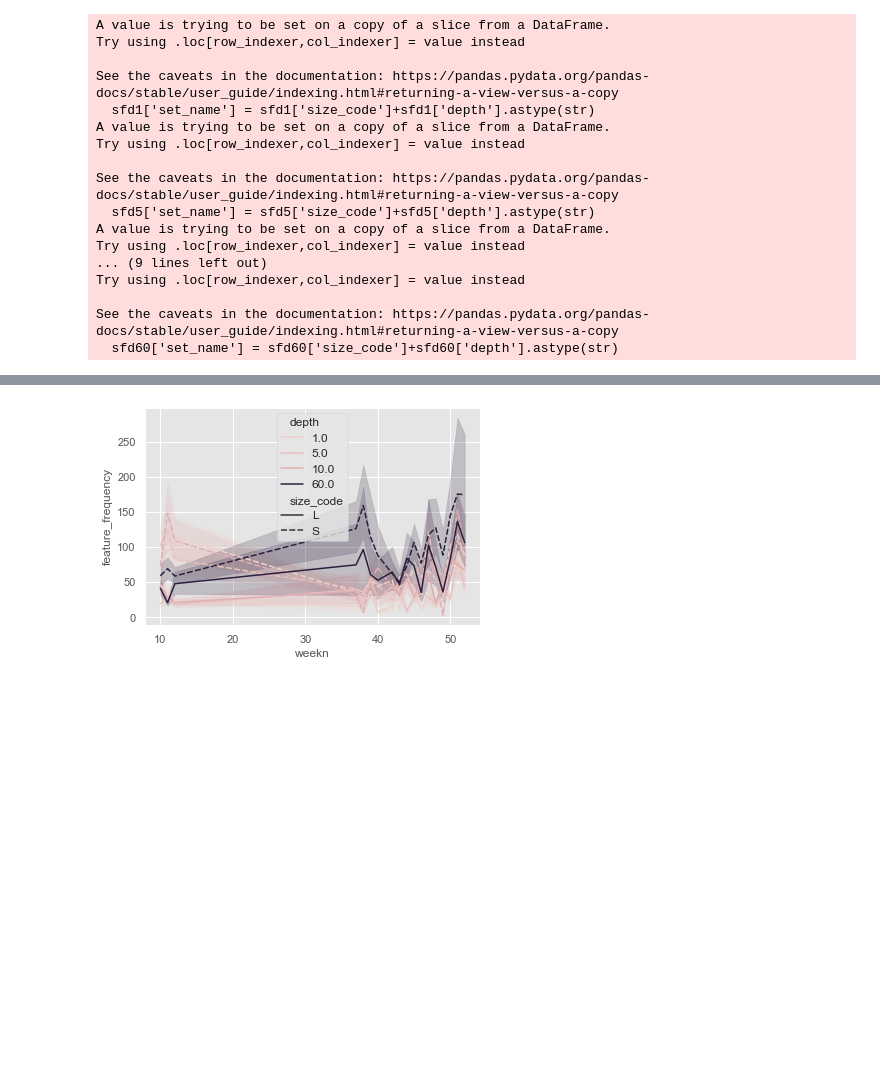
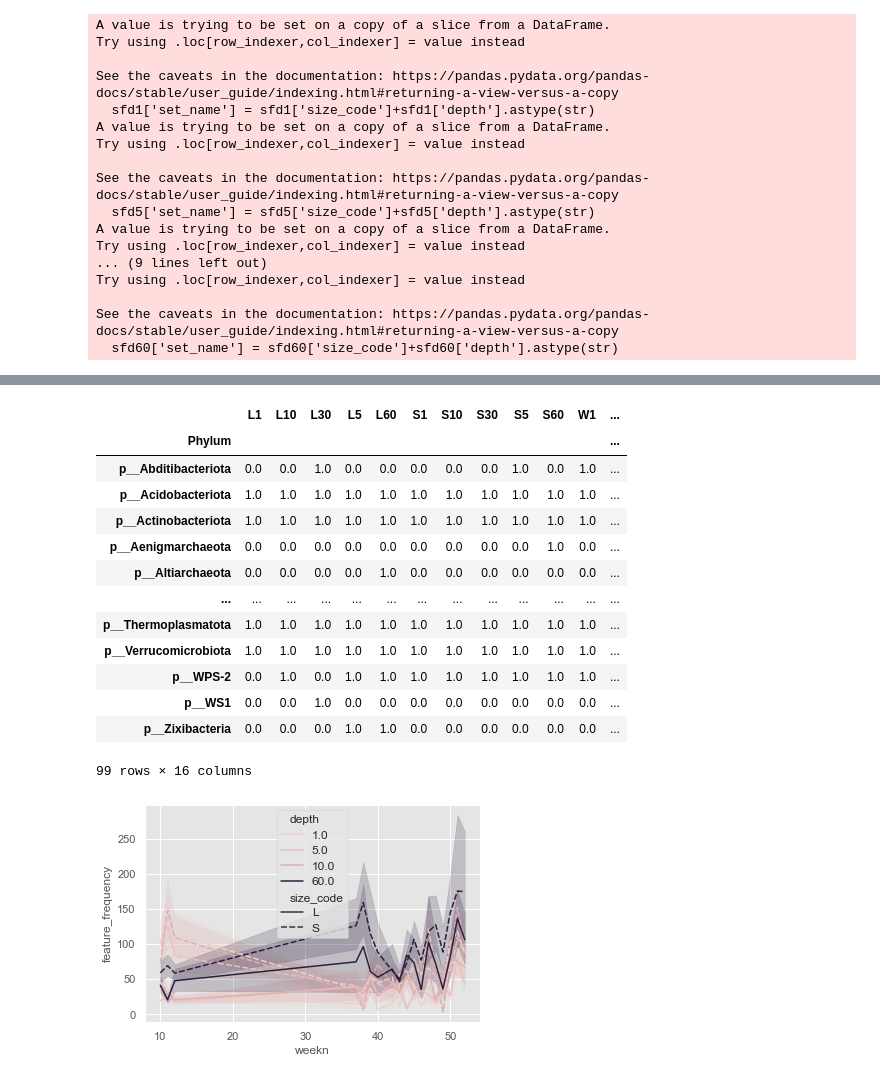
Before and after one commit to dianahaider/size_fractions, a Jupyter notebook: bb2022_sf.ipynb, the cells around one changed output, grey strips where cells are left out. Drawn from its saved outputs; the diff is of its cells as text; code cells hidden in the pictures; blank space fills up the shorter version.

```diff
--- a/bb2022_sf.ipynb
+++ b/bb2022_sf.ipynb
@@ -722,0 +742,17 @@ resultpivot[resultpivot != 0] = 1
+# %%
+tosave
+# %% [output]
+|  | L1 | L10 | L30 | L5 | L60 | S1 | S10 | S30 | S5 | S60 | W1 | ... |
+| Phylum |  |  |  |  |  |  |  |  |  |  |  | ... |
+| p__Abditibacteriota | 0.0 | 0.0 | 1.0 | 0.0 | 0.0 | 0.0 | 0.0 | 0.0 | 1.0 | 0.0 | 1.0 | ... |
+| p__Acidobacteriota | 1.0 | 1.0 | 1.0 | 1.0 | 1.0 | 1.0 | 1.0 | 1.0 | 1.0 | 1.0 | 1.0 | ... |
+| p__Actinobacteriota | 1.0 | 1.0 | 1.0 | 1.0 | 1.0 | 1.0 | 1.0 | 1.0 | 1.0 | 1.0 | 1.0 | ... |
+| p__Aenigmarchaeota | 0.0 | 0.0 | 0.0 | 0.0 | 0.0 | 0.0 | 0.0 | 0.0 | 0.0 | 1.0 | 0.0 | ... |
+| p__Altiarchaeota | 0.0 | 0.0 | 0.0 | 0.0 | 1.0 | 0.0 | 0.0 | 0.0 | 0.0 | 0.0 | 0.0 | ... |
+| ... | ... | ... | ... | ... | ... | ... | ... | ... | ... | ... | ... | ... |
+| p__Thermoplasmatota | 1.0 | 1.0 | 1.0 | 1.0 | 1.0 | 1.0 | 1.0 | 1.0 | 1.0 | 1.0 | 1.0 | ... |
+| p__Verrucomicrobiota | 1.0 | 1.0 | 1.0 | 1.0 | 1.0 | 1.0 | 1.0 | 1.0 | 1.0 | 1.0 | 1.0 | ... |
+| p__WPS-2 | 0.0 | 1.0 | 0.0 | 1.0 | 1.0 | 1.0 | 1.0 | 1.0 | 1.0 | 1.0 | 1.0 | ... |
+| p__WS1 | 0.0 | 0.0 | 1.0 | 0.0 | 0.0 | 0.0 | 0.0 | 0.0 | 0.0 | 0.0 | 0.0 | ... |
+| p__Zixibacteria | 0.0 | 0.0 | 0.0 | 1.0 | 1.0 | 0.0 | 0.0 | 0.0 | 0.0 | 0.0 | 0.0 | ... |
+99 rows × 16 columns
```
Also changed, not shown: parts of 6 cells of this notebook, 2 other files.
